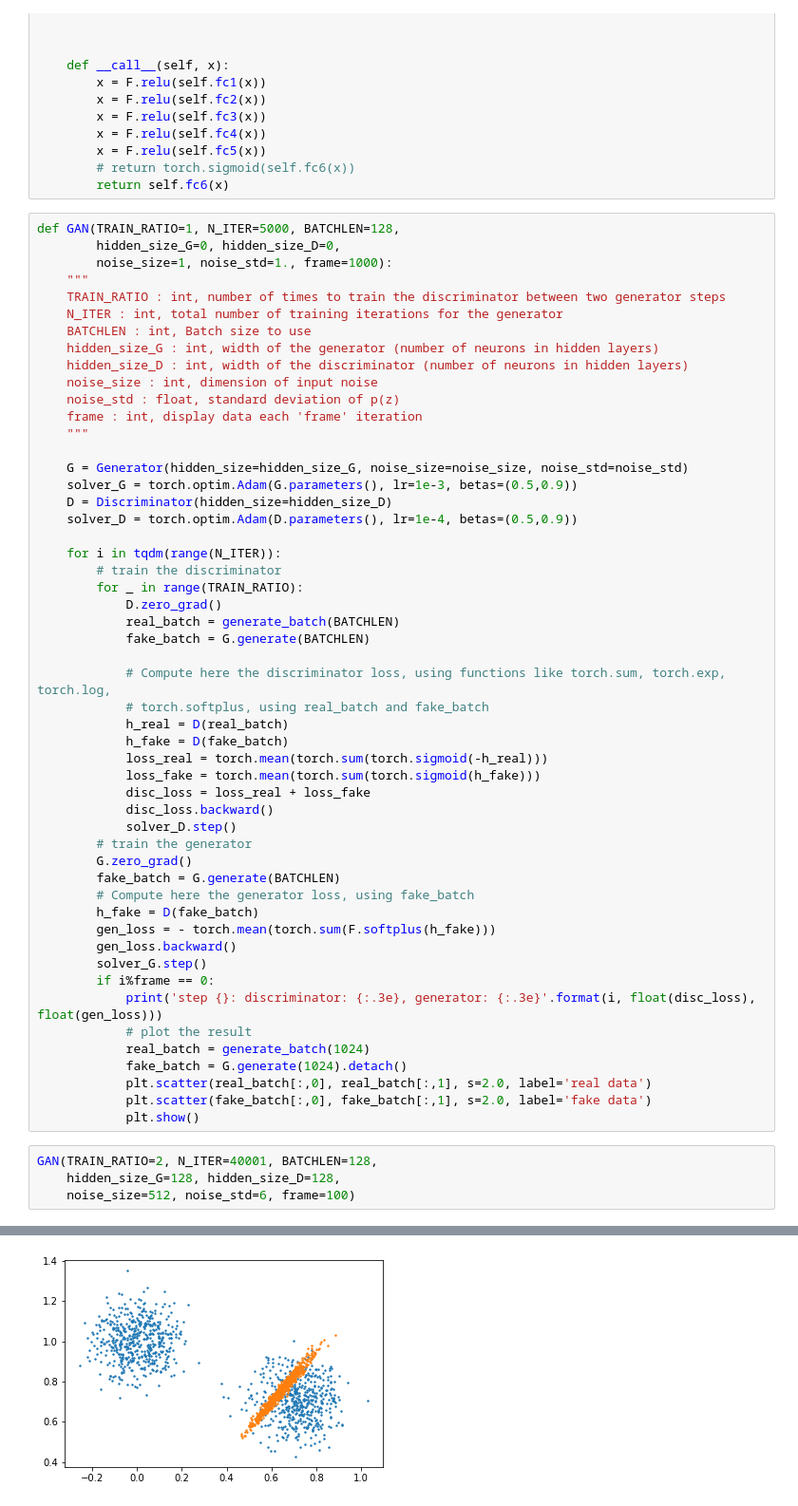
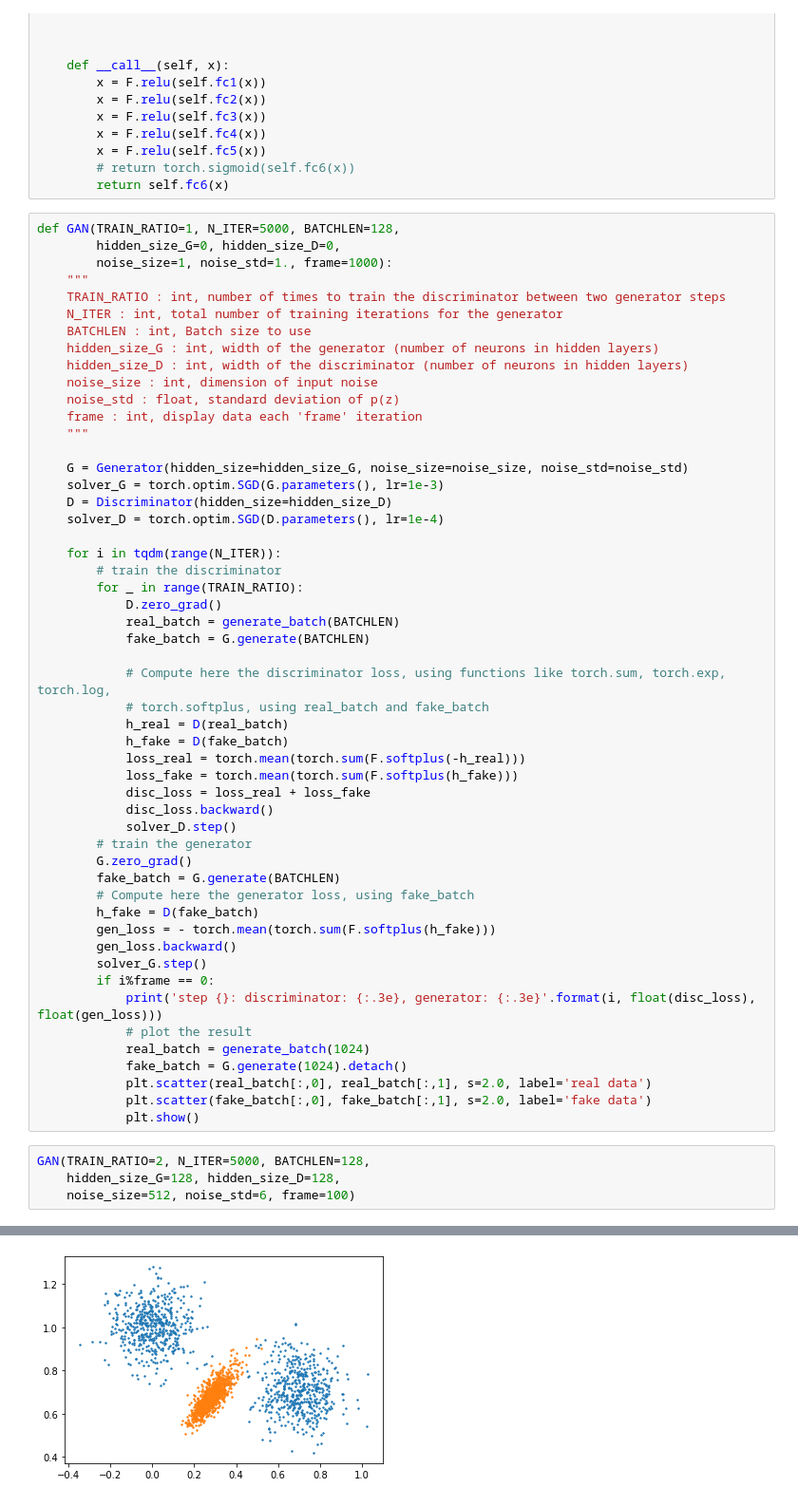
Before and after one commit to julienroyd/competitive_gradient_descent, a Jupyter notebook: gan_gda.ipynb, the cells around one changed output, grey strips where cells are left out. Shown at 95% size. Cells and saved outputs as stored; diff of their text form.

```diff
--- a/gan_gda.ipynb
+++ b/gan_gda.ipynb
@@ -109,9 +112,9 @@ def GAN(TRAIN_RATIO=1, N_ITER=5000, BATCHLEN=128,
     """
 
     G = Generator(hidden_size=hidden_size_G, noise_size=noise_size, noise_std=noise_std)
-    solver_G = torch.optim.Adam(G.parameters(), lr=1e-3, betas=(0.5,0.9))
+    solver_G = torch.optim.SGD(G.parameters(), lr=1e-3)
     D = Discriminator(hidden_size=hidden_size_D)
-    solver_D = torch.optim.Adam(D.parameters(), lr=1e-4, betas=(0.5,0.9))
+    solver_D = torch.optim.SGD(D.parameters(), lr=1e-4)
 
     for i in tqdm(range(N_ITER)):
         # train the discriminator
@@ -124,8 +127,8 @@ def GAN(TRAIN_RATIO=1, N_ITER=5000, BATCHLEN=128,
             # torch.softplus, using real_batch and fake_batch
             h_real = D(real_batch)
             h_fake = D(fake_batch)
-            loss_real = torch.mean(torch.sum(torch.sigmoid(-h_real)))
-            loss_fake = torch.mean(torch.sum(torch.sigmoid(h_fake)))
+            loss_real = torch.mean(torch.sum(F.softplus(-h_real)))
+            loss_fake = torch.mean(torch.sum(F.softplus(h_fake)))
             disc_loss = loss_real + loss_fake
             disc_loss.backward()
             solver_D.step()
@@ -146,7 +149,7 @@ def GAN(TRAIN_RATIO=1, N_ITER=5000, BATCHLEN=128,
             plt.scatter(fake_batch[:,0], fake_batch[:,1], s=2.0, label='fake data')
             plt.show()
 # %%
-GAN(TRAIN_RATIO=2, N_ITER=40001, BATCHLEN=128,
+GAN(TRAIN_RATIO=2, N_ITER=5000, BATCHLEN=128,
     hidden_size_G=128, hidden_size_D=128,
     noise_size=512, noise_std=6, frame=100)
 # %% [output]
@@ -159 +162 @@ step 200: discriminator: 1.273e+02, generator: -8.391e+01
-[figure, old version]
+[figure, new version]
```
Also changed, not shown: parts of 3 cells of this notebook.
